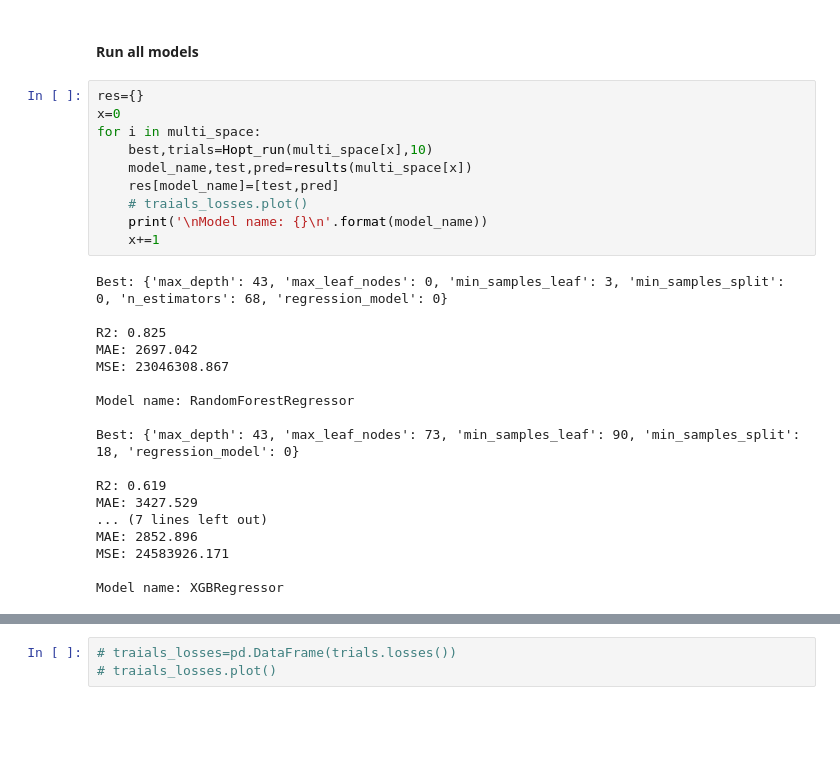
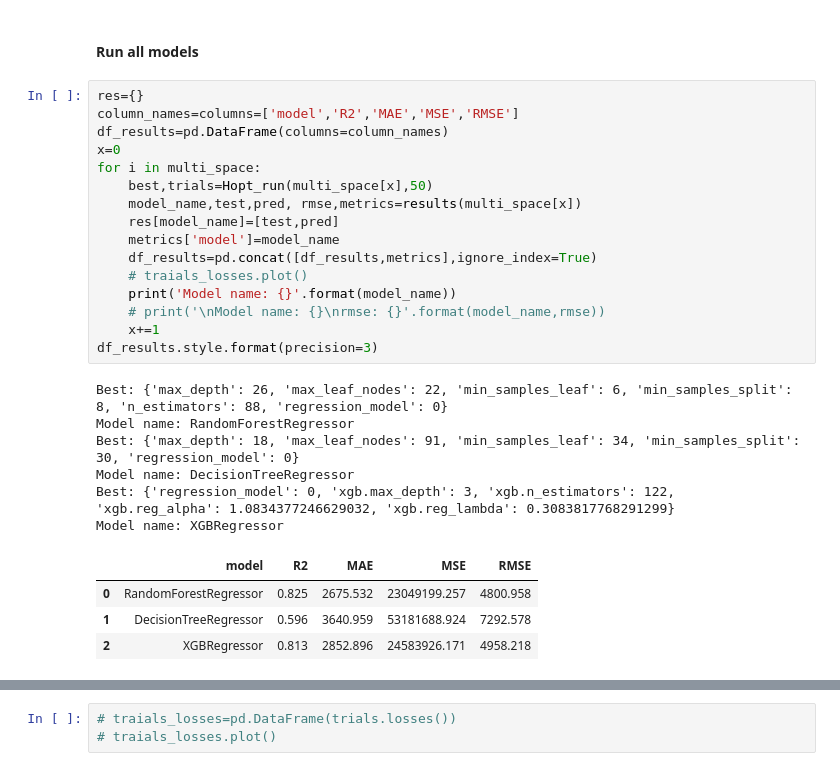
Before and after one commit to infoshareacademy/jdszr8-mmpk, a Jupyter notebook: ML/models/Model_testing.ipynb, the cells around one changed output, grey strips where cells are left out. Drawn from its saved outputs; the diff is of its cells as text; blank space fills up the shorter version.

```diff
--- a/ML/models/Model_testing.ipynb
+++ b/ML/models/Model_testing.ipynb
@@ -215,32 +249,31 @@ def Hopt_run(space_it,itteration):
 #### Run all models
 # %%
 res={}
+column_names=columns=['model','R2','MAE','MSE','RMSE']
+df_results=pd.DataFrame(columns=column_names)
 x=0
 for i in multi_space:
-    best,trials=Hopt_run(multi_space[x],10)
-    model_name,test,pred=results(multi_space[x])
+    best,trials=Hopt_run(multi_space[x],50)
+    model_name,test,pred, rmse,metrics=results(multi_space[x])
     res[model_name]=[test,pred]
+    metrics['model']=model_name
+    df_results=pd.concat([df_results,metrics],ignore_index=True)
     # traials_losses.plot()
-    print('\nModel name: {}\n'.format(model_name))
+    print('Model name: {}'.format(model_name))
+    # print('\nModel name: {}\nrmse: {}'.format(model_name,rmse))
     x+=1
+df_results.style.format(precision=3)
 # %% [output]
-Best: {'max_depth': 43, 'max_leaf_nodes': 0, 'min_samples_leaf': 3, 'min_samples_split': 0, 'n_estimators': 68, 'regression_model': 0}
-
-R2: 0.825
-MAE: 2697.042
-MSE: 23046308.867
-
+Best: {'max_depth': 26, 'max_leaf_nodes': 22, 'min_samples_leaf': 6, 'min_samples_split': 8, 'n_estimators': 88, 'regression_model': 0}
 Model name: RandomForestRegressor
-
-Best: {'max_depth': 43, 'max_leaf_nodes': 73, 'min_samples_leaf': 90, 'min_samples_split': 18, 'regression_model': 0}
-
-R2: 0.619
-MAE: 3427.529
-... (7 lines left out)
-MAE: 2852.896
-MSE: 24583926.171
-
+Best: {'max_depth': 18, 'max_leaf_nodes': 91, 'min_samples_leaf': 34, 'min_samples_split': 30, 'regression_model': 0}
+Model name: DecisionTreeRegressor
+Best: {'regression_model': 0, 'xgb.max_depth': 3, 'xgb.n_estimators': 122, 'xgb.reg_alpha': 1.0834377246629032, 'xgb.reg_lambda': 0.3083817768291299}
 Model name: XGBRegressor
+|  | model | R2 | MAE | MSE | RMSE |
+| 0 | RandomForestRegressor | 0.825 | 2675.532 | 23049199.257 | 4800.958 |
+| 1 | DecisionTreeRegressor | 0.596 | 3640.959 | 53181688.924 | 7292.578 |
+| 2 | XGBRegressor | 0.813 | 2852.896 | 24583926.171 | 4958.218 |
 # %%
     for k in res.keys():
         mod=k
```
Also changed, not shown: parts of 22 cells of this notebook.
